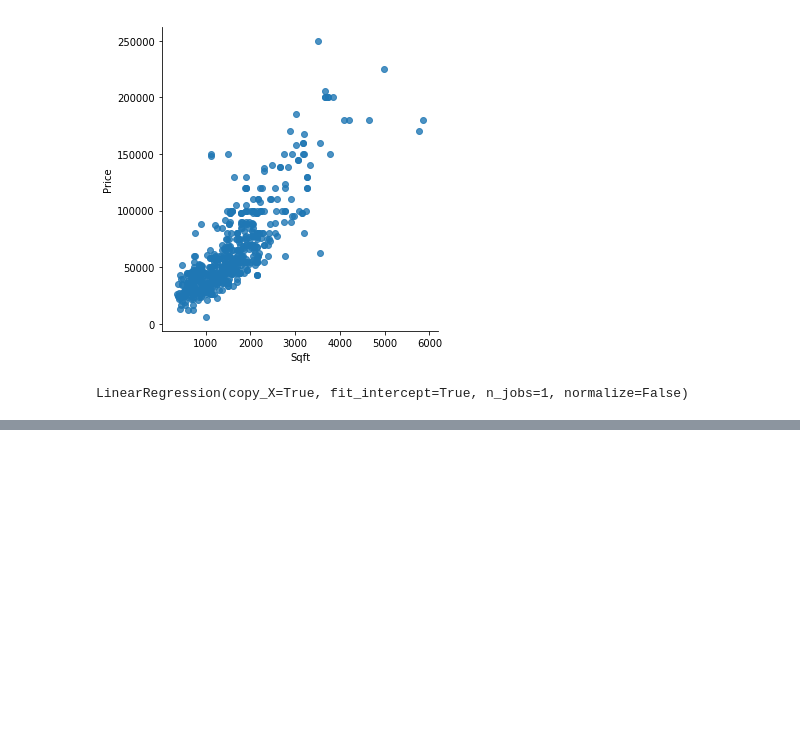
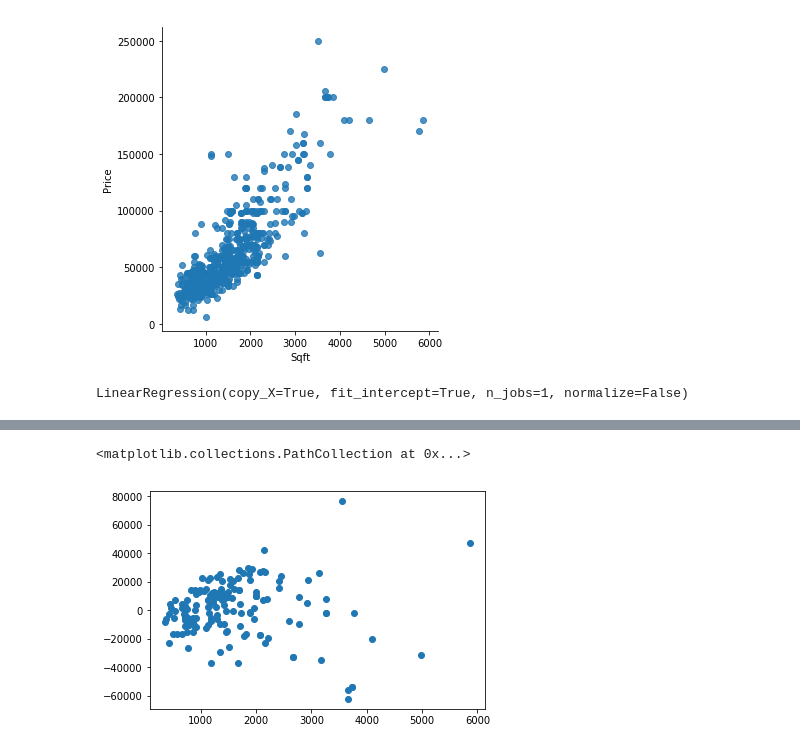
Before and after one commit to BibhuS/data-science-tutorial, a Jupyter notebook: Class 9 - Linear Regression.ipynb, the cells around one changed output, grey strips where cells are left out. Cells and saved outputs as stored; diff of their text form; code cells hidden in the pictures; blank space fills up the shorter version.

```diff
--- a/Class 9 - Linear Regression.ipynb
+++ b/Class 9 - Linear Regression.ipynb
@@ -102,0 +111,9 @@ plt.scatter(testX,pred_y,color='r')
+# %%
+#residual analysis
+resd = pred_y - testy
+# %%
+# the scatter plot should reveal that the residuals do not form a shape
+plt.scatter(testX.values.reshape(-1,1),resd)
+# %% [output]
+<matplotlib.collections.PathCollection at 0x...>
+[figure, added]
```
Also changed, not shown: parts of 13 cells of this notebook, 14 other files.
